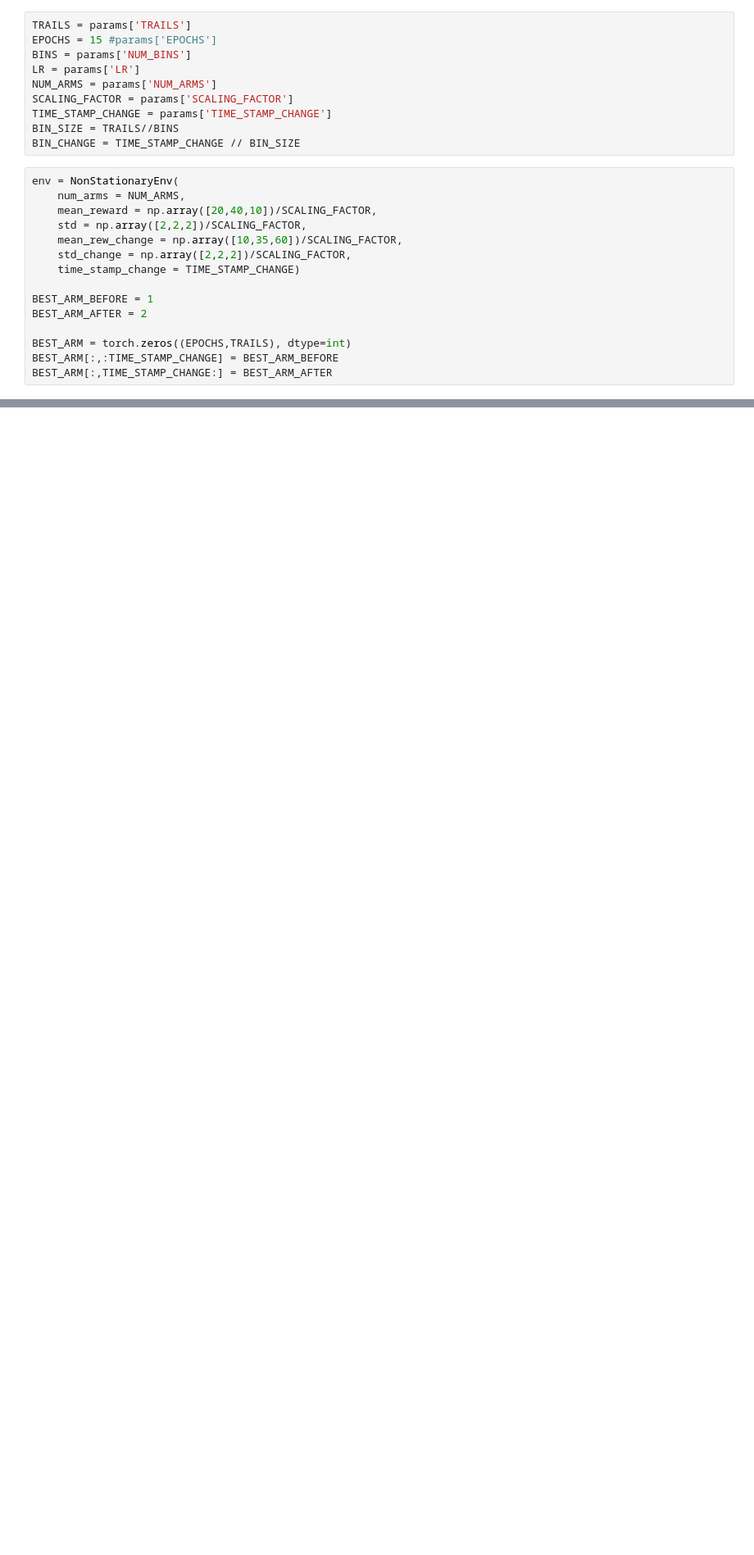
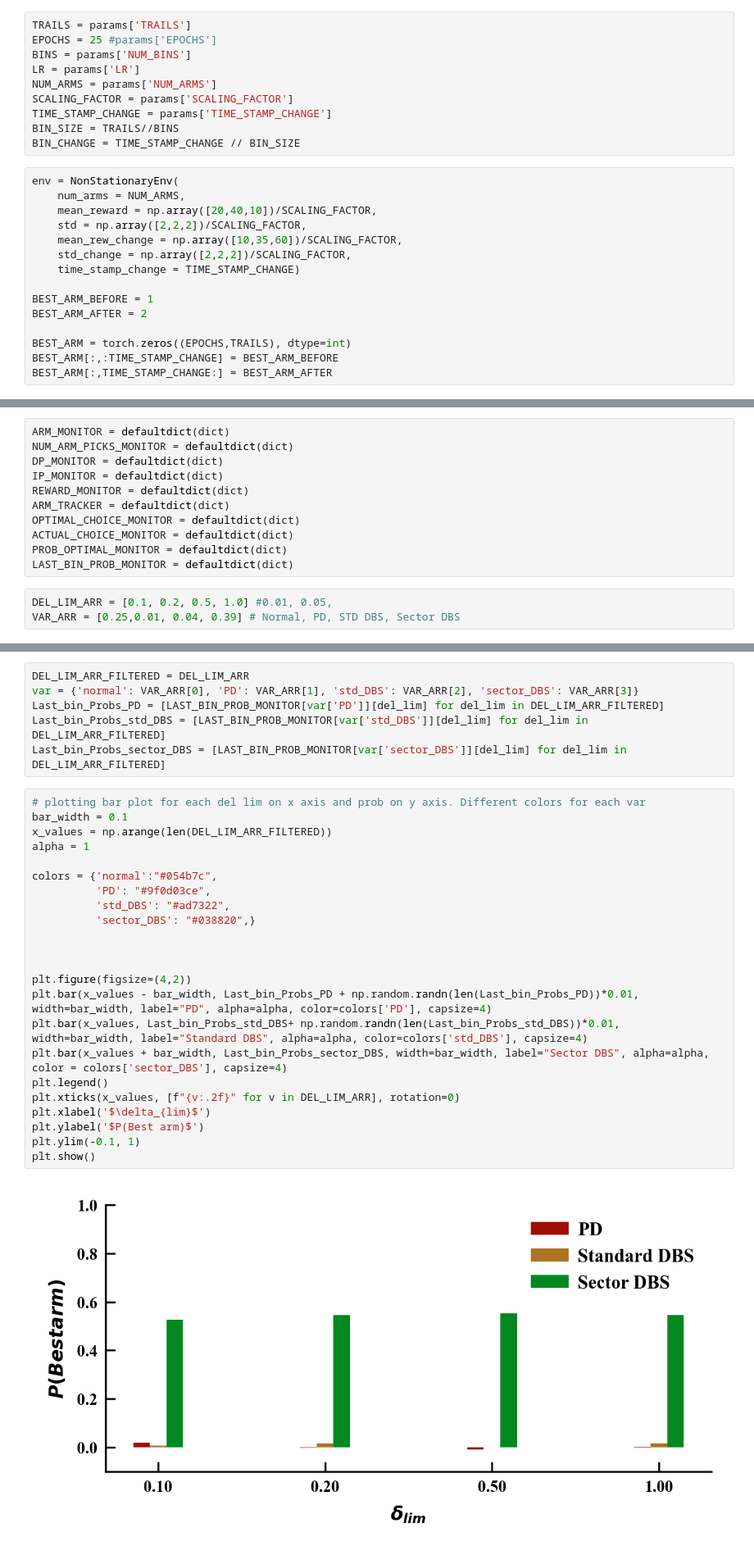
Before and after one commit to CharithaPalika/RotationalDeepBrainStimulation, a Jupyter notebook: simulations/decision_making_tasks/non_stationary_bandits/run_non_stationary_bandits_loop.ipynb, the cells around one changed output, grey strips where cells are left out. Shown: that part at 82% size. Drawn from its saved outputs; the diff is of its cells as text; blank space fills up the shorter version.

```diff
--- a/simulations/decision_making_tasks/non_stationary_bandits/run_non_stationary_bandits_loop.ipynb
+++ b/simulations/decision_making_tasks/non_stationary_bandits/run_non_stationary_bandits_loop.ipynb
@@ -69,7 +79,7 @@ yaml_path = os.path.join(project_root, 'params', 'decision_making_task_params',
 params = load_yaml(yaml_path)
 # %%
 TRAILS = params['TRAILS']
-EPOCHS = 15 #params['EPOCHS']
+EPOCHS = 25 #params['EPOCHS']
 BINS = params['NUM_BINS']
 LR = params['LR']
 NUM_ARMS = params['NUM_ARMS']
@@ -177,0 +105,14 @@ plt.tight_layout()
+# %%
+ARM_MONITOR = defaultdict(dict)
+NUM_ARM_PICKS_MONITOR = defaultdict(dict)
+DP_MONITOR = defaultdict(dict)
+IP_MONITOR = defaultdict(dict)
+REWARD_MONITOR = defaultdict(dict)
+ARM_TRACKER = defaultdict(dict)
+OPTIMAL_CHOICE_MONITOR = defaultdict(dict)
+ACTUAL_CHOICE_MONITOR = defaultdict(dict)
+PROB_OPTIMAL_MONITOR = defaultdict(dict)
+LAST_BIN_PROB_MONITOR = defaultdict(dict)
+# %%
+DEL_LIM_ARR = [0.1, 0.2, 0.5, 1.0] #0.01, 0.05,
+VAR_ARR = [0.25,0.01, 0.04, 0.39] # Normal, PD, STD DBS, Sector DBS
@@ -177,0 +176,31 @@ plt.tight_layout()
+# %%
+DEL_LIM_ARR_FILTERED = DEL_LIM_ARR
+var = {'normal': VAR_ARR[0], 'PD': VAR_ARR[1], 'std_DBS': VAR_ARR[2], 'sector_DBS': VAR_ARR[3]}
+Last_bin_Probs_PD = [LAST_BIN_PROB_MONITOR[var['PD']][del_lim] for del_lim in DEL_LIM_ARR_FILTERED]
+Last_bin_Probs_std_DBS = [LAST_BIN_PROB_MONITOR[var['std_DBS']][del_lim] for del_lim in DEL_LIM_ARR_FILTERED]
+Last_bin_Probs_sector_DBS = [LAST_BIN_PROB_MONITOR[var['sector_DBS']][del_lim] for del_lim in DEL_LIM_ARR_FILTERED]
+# %%
+# plotting bar plot for each del lim on x axis and prob on y axis. Different colors for each var
+bar_width = 0.1
+x_values = np.arange(len(DEL_LIM_ARR_FILTERED))
+alpha = 1
+
+colors = {'normal':"#054b7c",
+          'PD': "#9f0d03ce",
+          'std_DBS': "#ad7322",
+          'sector_DBS': "#038820",}
+
+
+
+plt.figure(figsize=(4,2))
+plt.bar(x_values - bar_width, Last_bin_Probs_PD + np.random.randn(len(Last_bin_Probs_PD))*0.01, width=bar_width, label="PD", alpha=alpha, color=colors['PD'], capsize=4)
+plt.bar(x_values, Last_bin_Probs_std_DBS+ np.random.randn(len(Last_bin_Probs_std_DBS))*0.01, width=bar_width, label="Standard DBS", alpha=alpha, color=colors['std_DBS'], capsize=4)
+plt.bar(x_values + bar_width, Last_bin_Probs_sector_DBS, width=bar_width, label="Sector DBS", alpha=alpha, color = colors['sector_DBS'], capsize=4)
+plt.legend()
+plt.xticks(x_values, [f"{v:.2f}" for v in DEL_LIM_ARR], rotation=0)
+plt.xlabel('$\delta_{lim}$')
+plt.ylabel('$P(Best arm)$')
+plt.ylim(-0.1, 1)
+plt.show()
+# %% [output]
+[figure, added]
```
Also changed, not shown: parts of 8 cells of this notebook, 6 other files.
